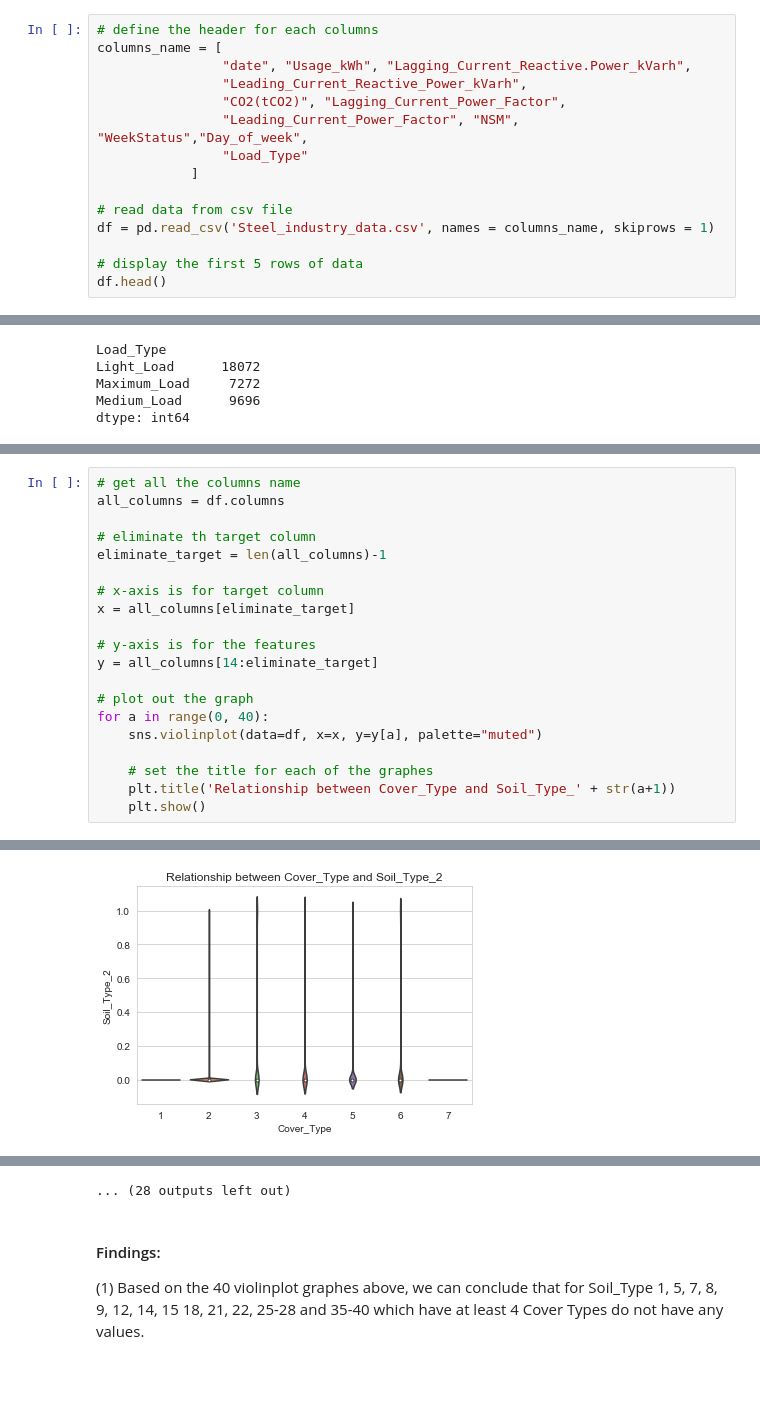
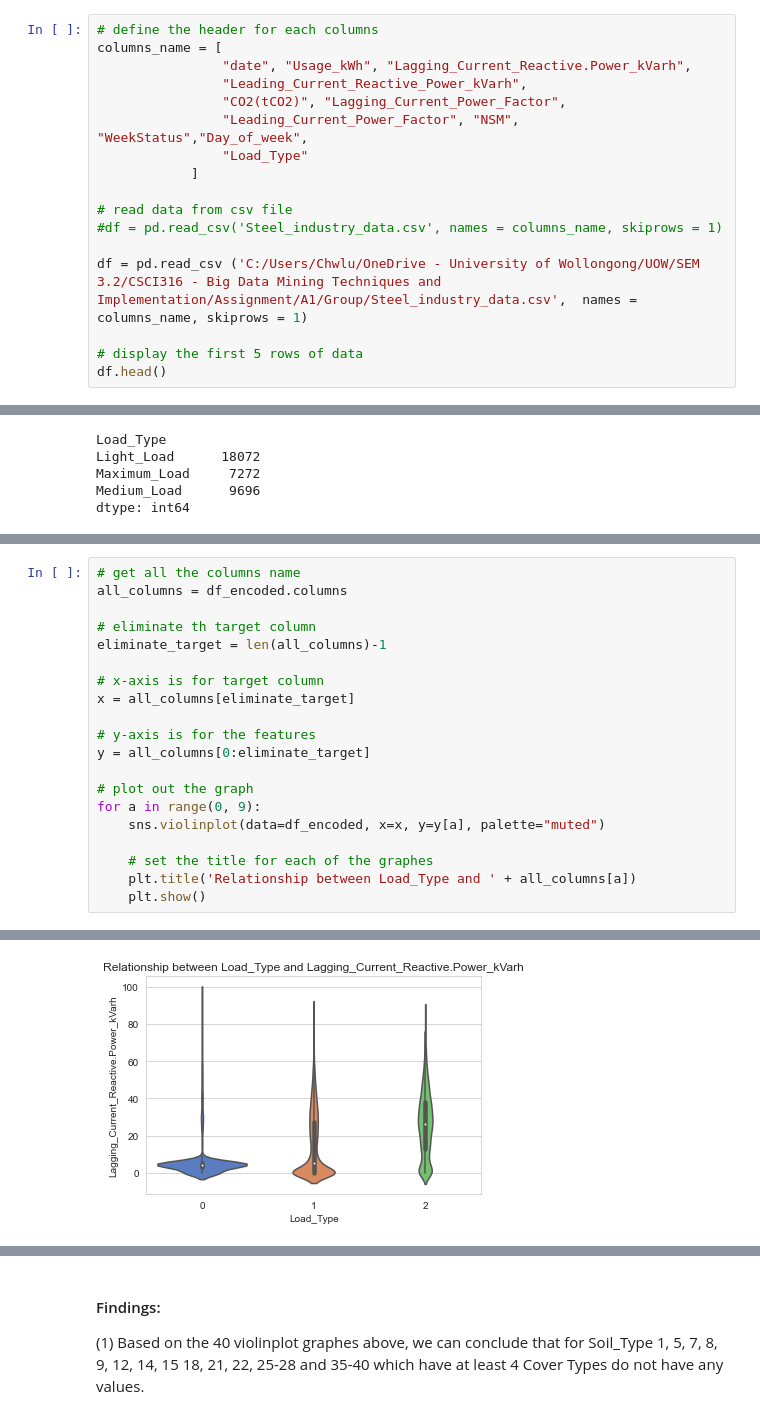
Before and after one commit to lyx97/CSCI316, a Jupyter notebook: Group 6/CSCI316_A1_Group_LeeYuXian_ChongHuiWen_TanKayceeWanChing.ipynb, the cells around one changed output, grey strips where cells are left out. Saved outputs shown, nothing was run; the diff lists cells and outputs as text; blank space fills up the shorter version.

```diff
--- a/Group 6/CSCI316_A1_Group_LeeYuXian_ChongHuiWen_TanKayceeWanChing.ipynb
+++ b/Group 6/CSCI316_A1_Group_LeeYuXian_ChongHuiWen_TanKayceeWanChing.ipynb
@@ -45,7 +45,9 @@ columns_name = [
             ]
 
 # read data from csv file
-df = pd.read_csv('Steel_industry_data.csv', names = columns_name, skiprows = 1)
+#df = pd.read_csv('Steel_industry_data.csv', names = columns_name, skiprows = 1)
+
+df = pd.read_csv ('C:/Users/Chwlu/OneDrive - University of Wollongong/UOW/SEM 3.2/CSCI316 - Big Data Mining Techniques and Implementation/Assignment/A1/Group/Steel_industry_data.csv',  names = columns_name, skiprows = 1)
 
 # display the first 5 rows of data
 df.head()
@@ -466,6 +389,6 @@ for i in range(len(areas)):
 # %%
 # get all the columns name
-all_columns = df.columns
+all_columns = df_encoded.columns
 
 # eliminate th target column
 eliminate_target = len(all_columns)-1
@@ -474,13 +397,13 @@ eliminate_target = len(all_columns)-1
 x = all_columns[eliminate_target]
 
 # y-axis is for the features
-y = all_columns[14:eliminate_target]
+y = all_columns[0:eliminate_target]
 
 # plot out the graph
-for a in range(0, 40):
-    sns.violinplot(data=df, x=x, y=y[a], palette="muted")
+for a in range(0, 9):
+    sns.violinplot(data=df_encoded, x=x, y=y[a], palette="muted")
 
     # set the title for each of the graphes
-    plt.title('Relationship between Cover_Type and Soil_Type_' + str(a+1))
+    plt.title('Relationship between Load_Type and ' + all_columns[a])
     plt.show()
 # %% [output]
@@ -488 +411 @@ for a in range(0, 40):
-[figure, old version]
+[figure, new version]
@@ -499,4 +419,3 @@ for a in range(0, 40):
-... (28 outputs left out)
 # %% [markdown]
 #### Findings:
 
```
Also changed, not shown: parts of 32 cells of this notebook.
